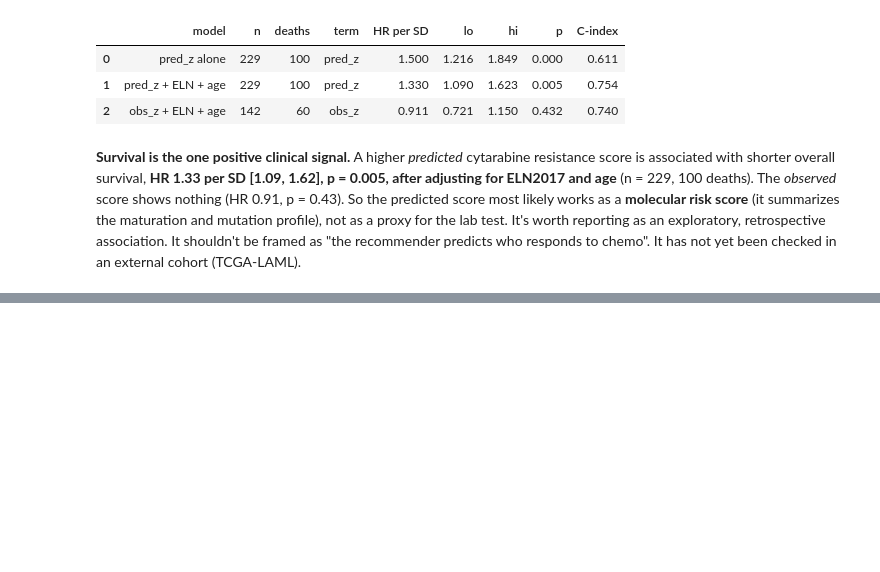
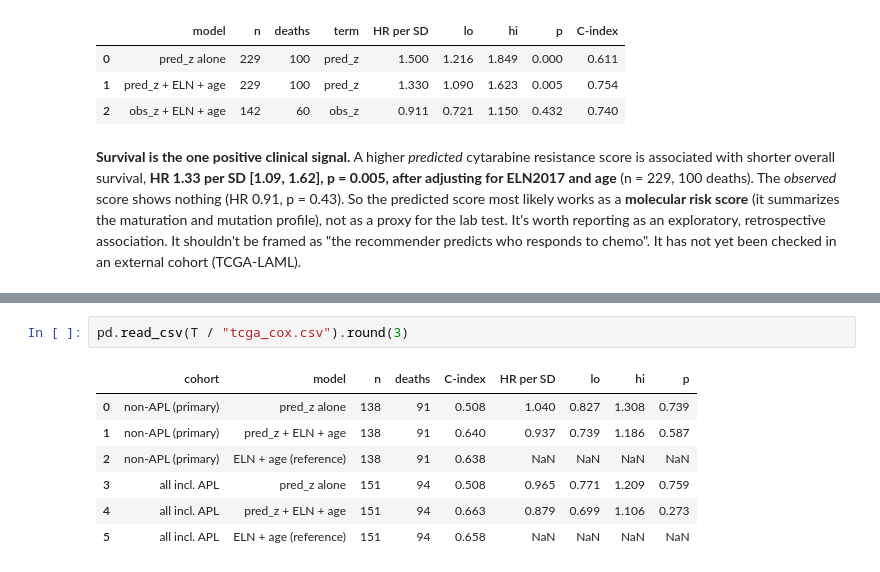
Before and after one commit to Shreyan-A0I/BeatAML, a Jupyter notebook: notebooks/02_models_clinical.ipynb, the cells around one changed output, grey strips where cells are left out. Drawn from its saved outputs; the diff is of its cells as text; blank space fills up the shorter version.

Commit message:
Add TCGA-LAML external survival validation of the predicted cytarabine score.

```diff
--- a/notebooks/02_models_clinical.ipynb
+++ b/notebooks/02_models_clinical.ipynb
@@ -282,0 +294,10 @@ It shouldn't be framed as "the recommender predicts who responds to chemo". It h
+# %%
+pd.read_csv(T / "tcga_cox.csv").round(3)
+# %% [output]
+|  | cohort | model | n | deaths | C-index | HR per SD | lo | hi | p |
+| 0 | non-APL (primary) | pred_z alone | 138 | 91 | 0.508 | 1.040 | 0.827 | 1.308 | 0.739 |
+| 1 | non-APL (primary) | pred_z + ELN + age | 138 | 91 | 0.640 | 0.937 | 0.739 | 1.186 | 0.587 |
+| 2 | non-APL (primary) | ELN + age (reference) | 138 | 91 | 0.638 | NaN | NaN | NaN | NaN |
+| 3 | all incl. APL | pred_z alone | 151 | 94 | 0.508 | 0.965 | 0.771 | 1.209 | 0.759 |
+| 4 | all incl. APL | pred_z + ELN + age | 151 | 94 | 0.663 | 0.879 | 0.699 | 1.106 | 0.273 |
+| 5 | all incl. APL | ELN + age (reference) | 151 | 94 | 0.658 | NaN | NaN | NaN | NaN |
```
Also changed, not shown: parts of 3 cells of this notebook, 2 other files.
